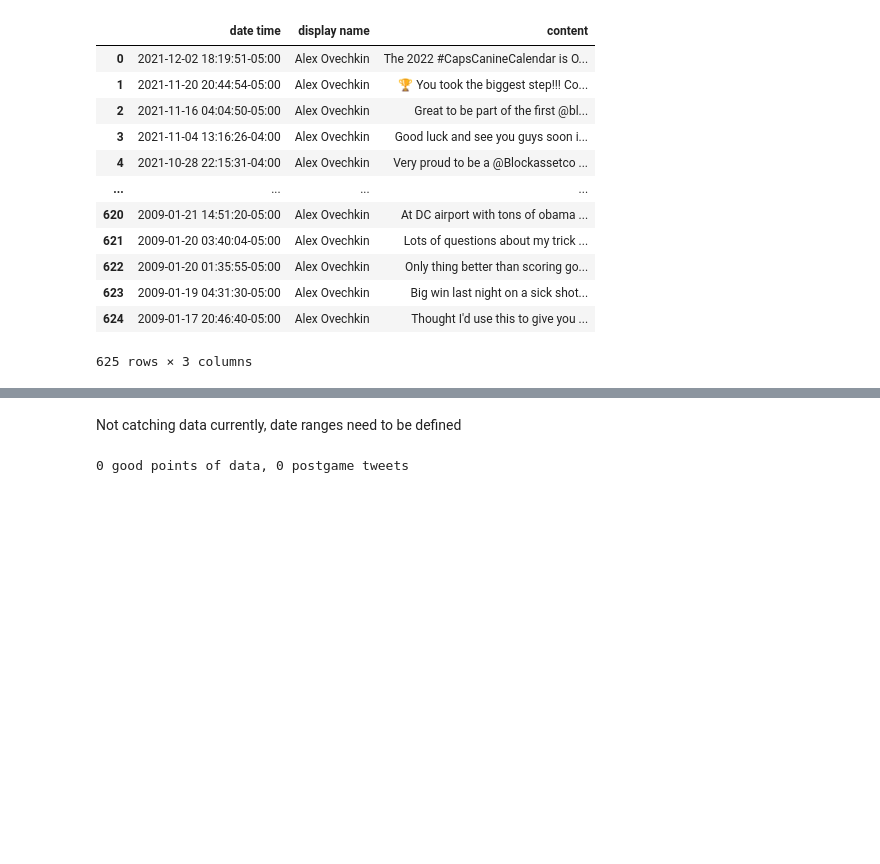
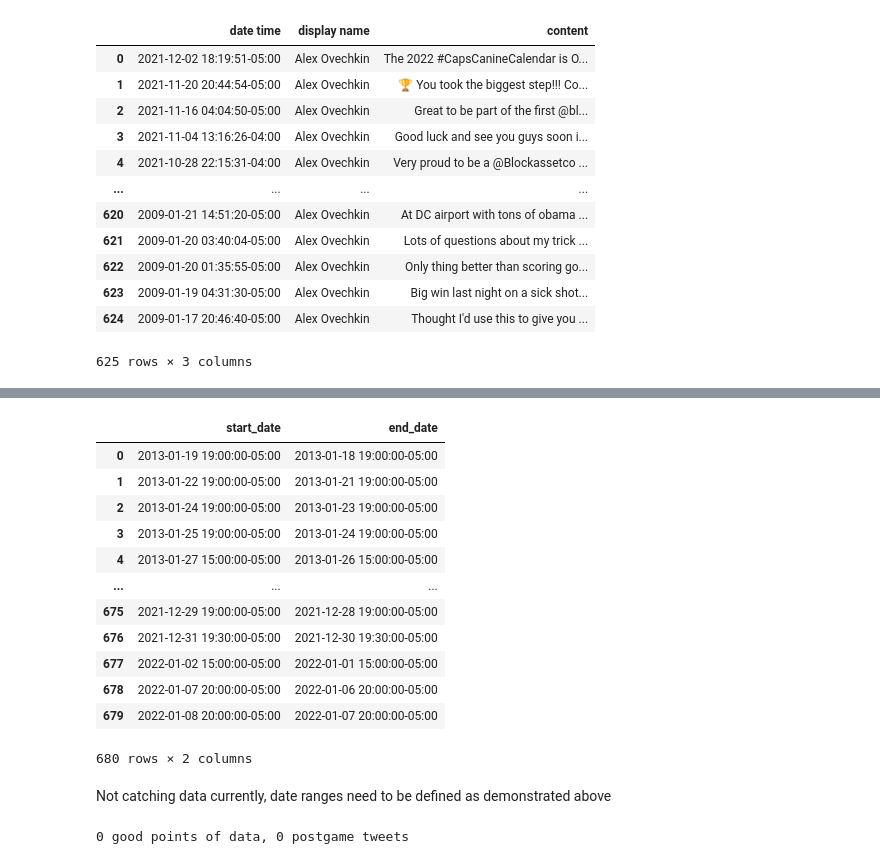
Before and after one commit to tsbrowning/NHLSentimentRegression, a Jupyter notebook: database processing.ipynb, the cells around one changed output, grey strips where cells are left out. Cells and saved outputs as stored; diff of their text form; code cells hidden in the pictures; blank space fills up the shorter version.

Commit message:
database getting there
-This is starting to work, but it's quite messy!
-I suspect this will have a high resource/time cost as well

```diff
--- a/database processing.ipynb
+++ b/database processing.ipynb
@@ -214,0 +194,38 @@ print(len(game_list))
+# %%
+start_dates = []
+end_dates = []
+gm_dates = stat_df.iloc[:,0]
+for gm in gm_dates:
+    try:
+        gm = pd.to_datetime(gm)
+        start_dates.append(gm)
+        gm = gm - timedelta(days=1)
+        end_dates.append(gm)
+
+    except:
+        continue
+
+#print(start_dates)
+#print(end_dates)
+
+game_windows = pd.DataFrame(data={'start_date':[x for x in start_dates],'end_date': [y for y in end_dates]})
+#gw1 = list(pd.date_range(start = (x for x in start_dates), end= (y for y in end_dates)))
+for x, y in zip(start_dates, end_dates):
+    with open('ovechkin_dates.csv', 'w', encoding='utf-8'):
+        #print(x, y)
+        time = pd.date_range(start = (x), end= (y), freq = 'M')
+        #print(time)
+        test = parse('2013-01-18 19:10:00-0500')
+        test1 = parse('2013-01-18 20:10:00-0500')
+        test2 = parse('2013-01-17 21:10:00-0500')
+        test_list = [test, test1, test2]
+
+        end = parse('2013-01-19 19:00:00-05:00')
+        start = parse('2013-01-18 19:00:00-05:00')
+        #print(test)
+
+        results = any(ele >= start and ele <= end for ele in test_list)
+        print(results)
+
+
+#print(game_windows)
@@ -215,5 +254,21 @@ print(len(game_list))
+# %%
+game_windows
+# %% [output]
+|  | start_date | end_date |
+| 0 | 2013-01-19 19:00:00-05:00 | 2013-01-18 19:00:00-05:00 |
+| 1 | 2013-01-22 19:00:00-05:00 | 2013-01-21 19:00:00-05:00 |
+| 2 | 2013-01-24 19:00:00-05:00 | 2013-01-23 19:00:00-05:00 |
+| 3 | 2013-01-25 19:00:00-05:00 | 2013-01-24 19:00:00-05:00 |
+| 4 | 2013-01-27 15:00:00-05:00 | 2013-01-26 15:00:00-05:00 |
+| ... | ... | ... |
+| 675 | 2021-12-29 19:00:00-05:00 | 2021-12-28 19:00:00-05:00 |
+| 676 | 2021-12-31 19:30:00-05:00 | 2021-12-30 19:30:00-05:00 |
+| 677 | 2022-01-02 15:00:00-05:00 | 2022-01-01 15:00:00-05:00 |
+| 678 | 2022-01-07 20:00:00-05:00 | 2022-01-06 20:00:00-05:00 |
+| 679 | 2022-01-08 20:00:00-05:00 | 2022-01-07 20:00:00-05:00 |
+680 rows × 2 columns
 # %% [markdown]
-Not catching data currently, date ranges need to be defined
+Not catching data currently, date ranges need to be defined as demonstrated above
 # %%
 from datetime import timedelta
 
```
Also changed, not shown: parts of 5 cells of this notebook, 1 other file.
